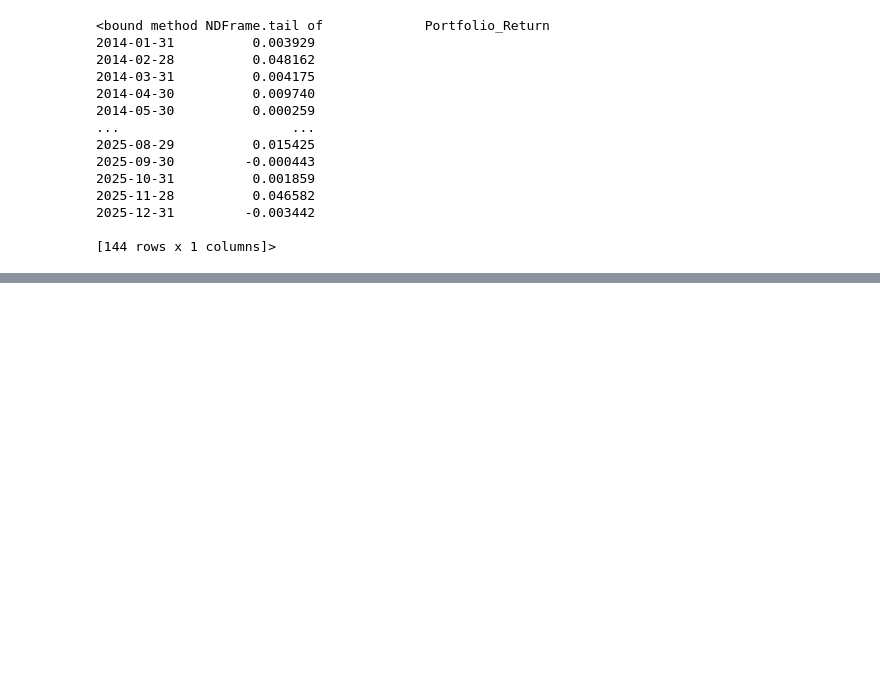
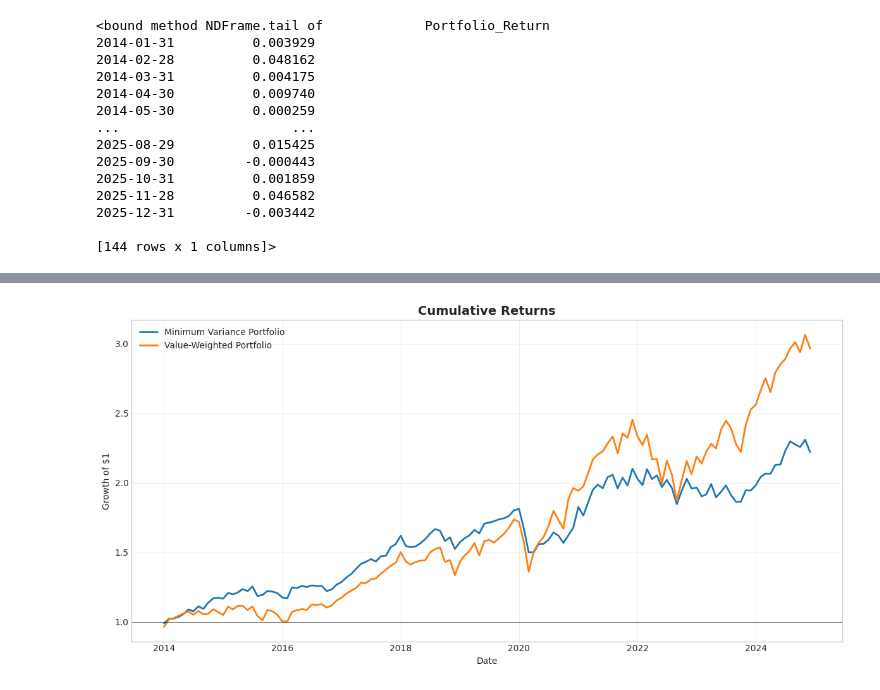
Before and after one commit to Dianebodenreider/SAAM, a Jupyter notebook: notebooks/saam_part1.ipynb, the cells around one changed output, grey strips where cells are left out. Cells and saved outputs as stored; diff of their text form; code cells hidden in the pictures; blank space fills up the shorter version.

Commit message:
Part II - WACI + carbon prep + VW weights

```diff
--- a/notebooks/saam_part1.ipynb
+++ b/notebooks/saam_part1.ipynb
@@ -1481,0 +1963,15 @@ Volatilité mensuelle : 3.60%
+# %%
+# Calcul du rendement du portefeuille value-weighted
+
+vw_portfolio_returns = product_df.drop(columns=['year']).sum(axis=1)
+vw_portfolio_returns.name = 'VW_Portfolio_Return'
+
+
+# 🔍 Vérification avec le calcul manuel (janvier 2014)
+
+print("Calcul manuel (janvier 2014) :", vwp1.sum().sum())
+
+print(
+    "Calcul automatique (janvier 2014) :",
+    vw_portfolio_returns.loc['2014-01-01':'2014-01-31'].sum()
+)
@@ -1481,0 +2936,26 @@ Volatilité mensuelle : 3.60%
+# %%
+# =========================================================
+# CUMULATIVE RETURNS COMPARISON — PROF VERSION
+# =========================================================
+
+plot_df = final_df_export.copy()
+plot_df['Date'] = pd.to_datetime(plot_df['Month'], format='%b.%y')
+plot_df = plot_df.sort_values('Date').set_index('Date')
+
+mvp_cum = (1 + plot_df['Minimum variance portfolio']).cumprod()
+vw_cum = (1 + plot_df['Value-weighted portfolio']).cumprod()
+
+plt.figure(figsize=(12, 6))
+plt.plot(mvp_cum.index, mvp_cum.values, label='Minimum Variance Portfolio', linewidth=2)
+plt.plot(vw_cum.index, vw_cum.values, label='Value-Weighted Portfolio', linewidth=2)
+
+plt.axhline(1, color='black', linewidth=0.8, alpha=0.5)
+plt.title('Cumulative Returns', fontsize=14, fontweight='bold')
+plt.xlabel('Date')
+plt.ylabel('Growth of $1')
+plt.legend()
+plt.grid(True, alpha=0.3)
+plt.tight_layout()
+plt.show()
+# %% [output]
+[figure, added]
```
Also changed, not shown: parts of 24 cells of this notebook, 2 other files.
